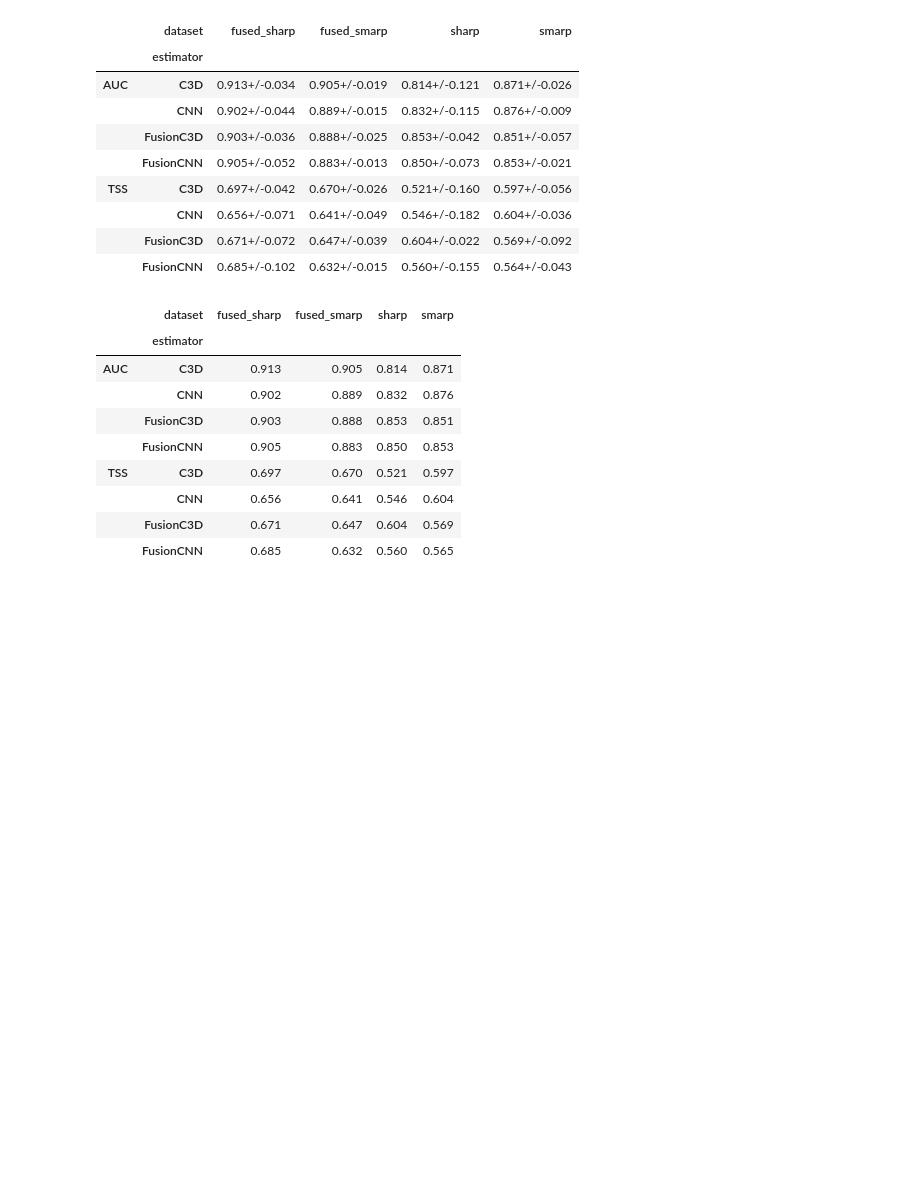
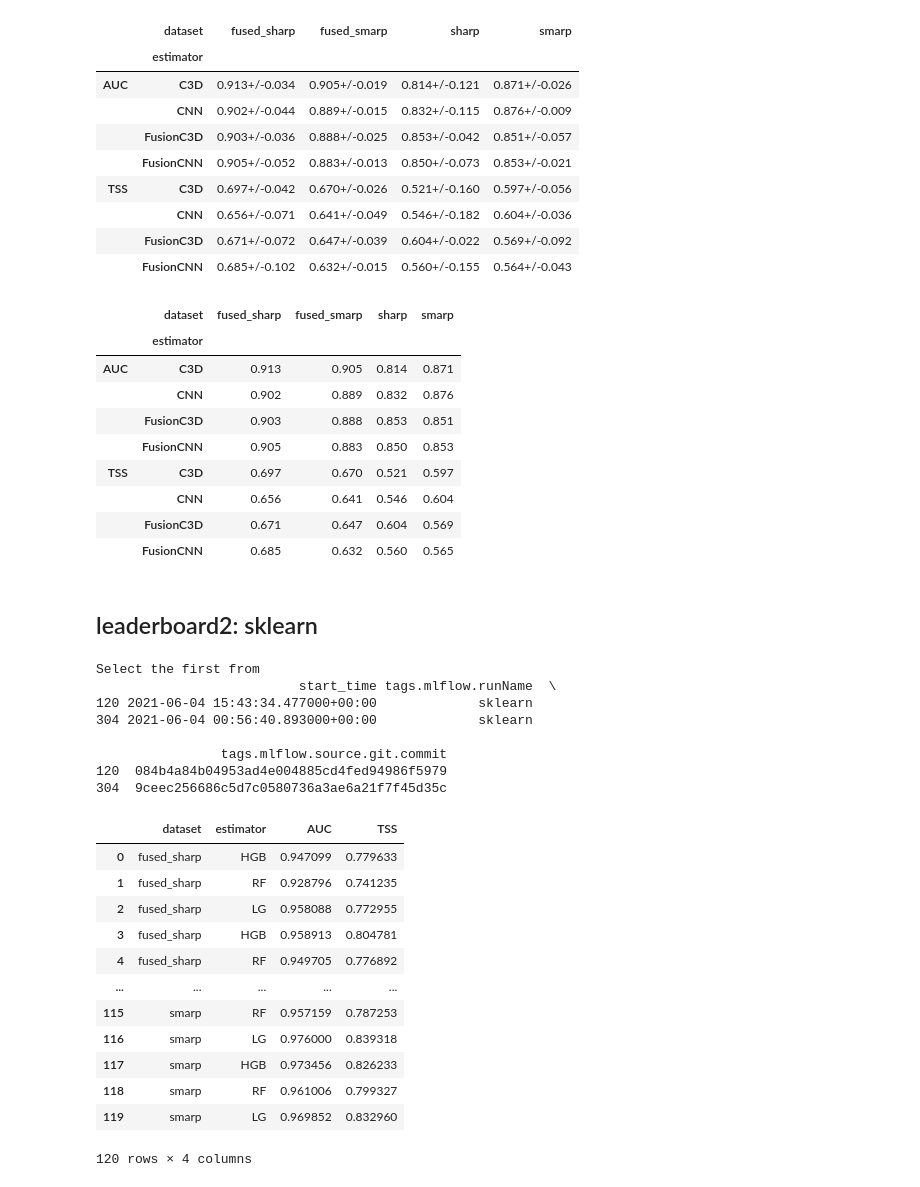
Before and after one commit to ZeyuSun/flare-prediction-smarp, a Jupyter notebook: notebooks/mlflow_results.ipynb, the cells around one changed output. Saved outputs shown, nothing was run; the diff lists cells and outputs as text; code cells hidden in the pictures; blank space fills up the shorter version.

Commit message:
mlflow results

```diff
--- a/notebooks/mlflow_results.ipynb
+++ b/notebooks/mlflow_results.ipynb
@@ -372,3 +406,39 @@ style(runs)
 |  | CNN | 0.656 | 0.641 | 0.546 | 0.604 |
 |  | FusionC3D | 0.671 | 0.647 | 0.604 | 0.569 |
 |  | FusionCNN | 0.685 | 0.632 | 0.560 | 0.565 |
+# %% [markdown]
+## leaderboard2: sklearn
+# %%
+columns = get_columns('sklearn')
+rows = {
+    'estimator': {
+        'HistGradientBoostingClassifier': 'HGB',
+        'RandomForestClassifier': 'RF',
+        'SGDClassifier': 'LG',
+    }
+}
+runs_raw = retrieve('leaderboard2', 'sklearn')
+runs = select(runs_raw, columns, rows)
+runs
+# %% [output]
+Select the first from
+                          start_time tags.mlflow.runName  \
+120 2021-06-04 15:43:34.477000+00:00             sklearn
+304 2021-06-04 00:56:40.893000+00:00             sklearn
+
+                tags.mlflow.source.git.commit
+120  084b4a84b04953ad4e004885cd4fed94986f5979
+304  9ceec256686c5d7c0580736a3ae6a21f7f45d35c
+|  | dataset | estimator | AUC | TSS |
+| 0 | fused_sharp | HGB | 0.947099 | 0.779633 |
+| 1 | fused_sharp | RF | 0.928796 | 0.741235 |
+| 2 | fused_sharp | LG | 0.958088 | 0.772955 |
+| 3 | fused_sharp | HGB | 0.958913 | 0.804781 |
+| 4 | fused_sharp | RF | 0.949705 | 0.776892 |
+| ... | ... | ... | ... | ... |
+| 115 | smarp | RF | 0.957159 | 0.787253 |
+| 116 | smarp | LG | 0.976000 | 0.839318 |
+| 117 | smarp | HGB | 0.973456 | 0.826233 |
+| 118 | smarp | RF | 0.961006 | 0.799327 |
+| 119 | smarp | LG | 0.969852 | 0.832960 |
+120 rows × 4 columns
```
Also changed, not shown: parts of 15 cells of this notebook, 1 other file.
